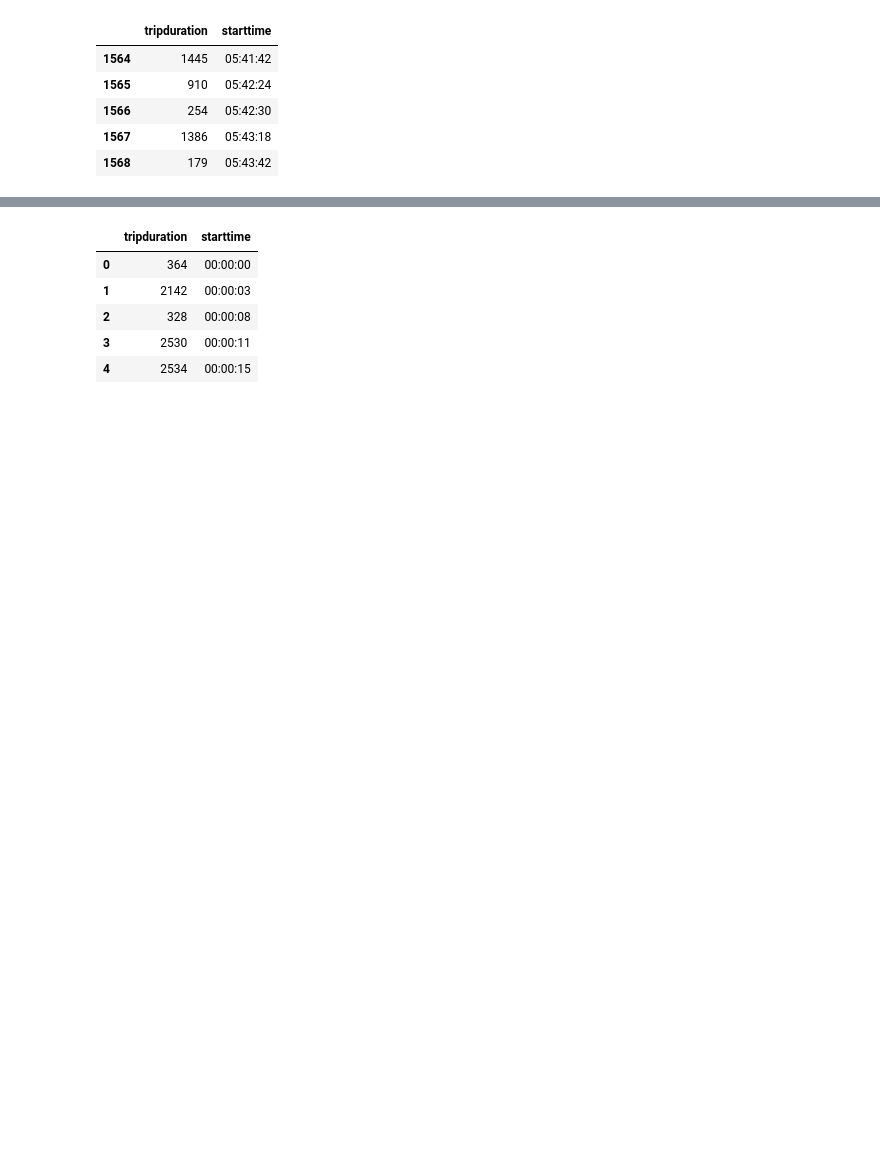
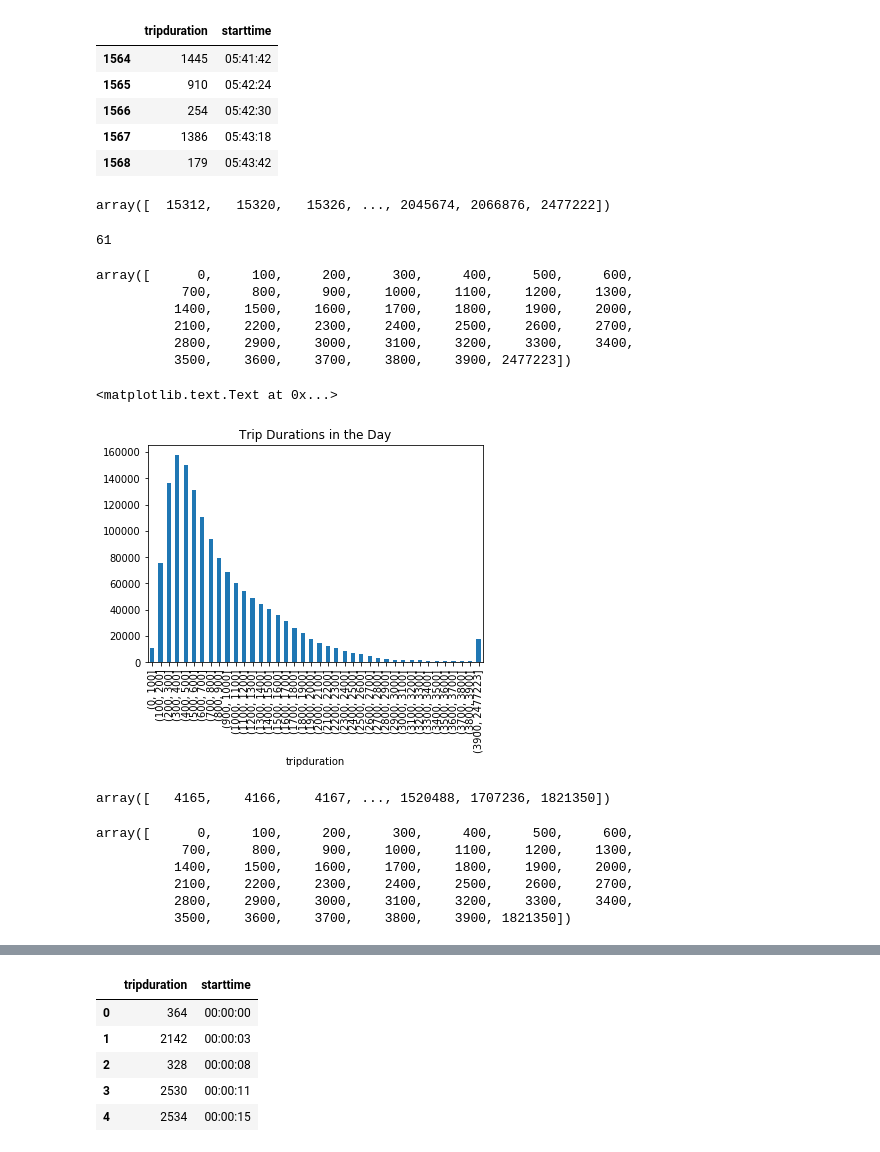
Before and after one commit to gc2300/PUI2017_gc2300, a Jupyter notebook: HW4_gc2300/HW4_A4.ipynb, the cells around one changed output, grey strips where cells are left out. Drawn from its saved outputs; the diff is of its cells as text; code cells hidden in the pictures; blank space fills up the shorter version.

```diff
--- a/HW4_gc2300/HW4_A4.ipynb
+++ b/HW4_gc2300/HW4_A4.ipynb
@@ -52,3 +53,44 @@ day.head()
 | 1566 | 254 | 05:42:30 |
 | 1567 | 1386 | 05:43:18 |
 | 1568 | 179 | 05:43:42 |
+# %%
+sort(day['tripduration'])[-2000:]
+# %% [output]
+array([  15312,   15320,   15326, ..., 2045674, 2066876, 2477222])
+# %%
+day['tripduration'].min()
+# %% [output]
+61
+# %%
+bins = np.arange(0, 4000, 100)
+bins=numpy.append(bins,2477223)
+bins
+# %% [output]
+array([      0,     100,     200,     300,     400,     500,     600,
+           700,     800,     900,    1000,    1100,    1200,    1300,
+          1400,    1500,    1600,    1700,    1800,    1900,    2000,
+          2100,    2200,    2300,    2400,    2500,    2600,    2700,
+          2800,    2900,    3000,    3100,    3200,    3300,    3400,
+          3500,    3600,    3700,    3800,    3900, 2477223])
+# %%
+axd = day['tripduration'].groupby(pd.cut(day['tripduration'], bins)).agg([count_nonzero]).plot(kind='bar',
+                                                                legend=False)
+axd.set_title("Trip Durations in the Day")
+# %% [output]
+<matplotlib.text.Text at 0x...>
+[figure, added]
+# %%
+sort(night['tripduration'])[-2000:]
+# %% [output]
+array([   4165,    4166,    4167, ..., 1520488, 1707236, 1821350])
+# %%
+bins = np.arange(0, 4000, 100)
+bins=numpy.append(bins,1821350)
+bins
+# %% [output]
+array([      0,     100,     200,     300,     400,     500,     600,
+           700,     800,     900,    1000,    1100,    1200,    1300,
+          1400,    1500,    1600,    1700,    1800,    1900,    2000,
+          2100,    2200,    2300,    2400,    2500,    2600,    2700,
+          2800,    2900,    3000,    3100,    3200,    3300,    3400,
+          3500,    3600,    3700,    3800,    3900, 1821350])
```
Also changed, not shown: parts of 15 cells of this notebook, 3 other files.
